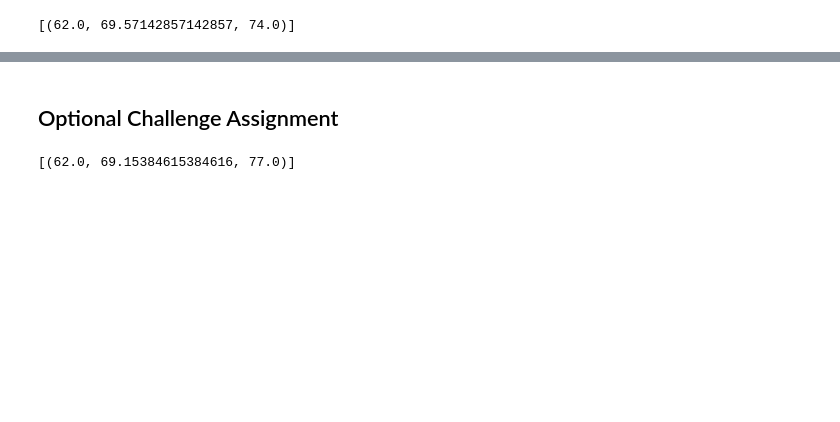
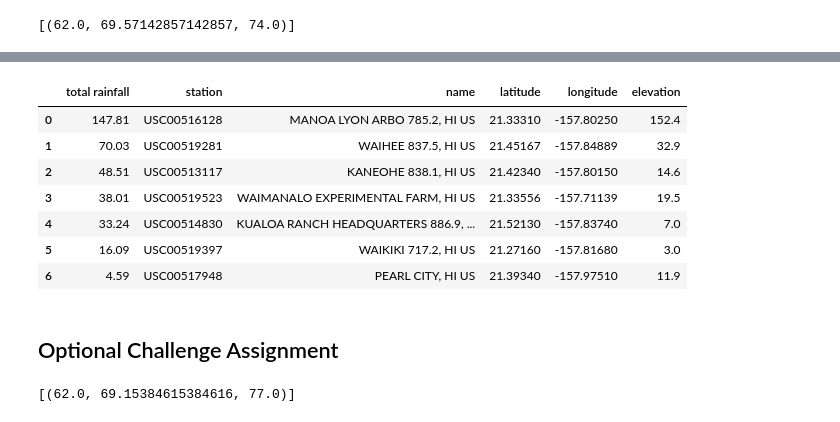
Before and after one commit to varshavarsha/Other-Python-SQL-VBA-Projects, a Jupyter notebook: Surfs Up!/climate_starter.ipynb, the cells around one changed output, grey strips where cells are left out. Cells and saved outputs as stored; diff of their text form; code cells hidden in the pictures; blank space fills up the shorter version.

```diff
--- a/Surfs Up!/climate_starter.ipynb
+++ b/Surfs Up!/climate_starter.ipynb
@@ -170,6 +193,26 @@ print(calc_temps('2012-02-28', '2012-03-05'))
 # %%
 # Calculate the rainfall per weather station for your trip dates using the previous year's matching dates.
 # Sort this in descending order by precipitation amount and list the station, name, latitude, longitude, and elevation
+rainfall_station = session.query(func.sum(Measurement.prcp), Station.station, Station.name, Station.latitude, Station.longitude, Station.elevation)\
+    .join(Station, Measurement.station==Station.station)\
+    .filter(Measurement.date >= one_year_ago)\
+    .filter(Measurement.date <= last_date)\
+    .group_by(Measurement.station)\
+    .order_by(func.sum(Measurement.prcp).desc())
+
+stmt3 = rainfall_station.statement
+rainfall_df = pd.read_sql_query(stmt3, session.bind)
+rainfall_df = rainfall_df.rename(columns = {"sum_1" : "total rainfall"})
+rainfall_df
+# %% [output]
+|  | total rainfall | station | name | latitude | longitude | elevation |
+| 0 | 147.81 | USC00516128 | MANOA LYON ARBO 785.2, HI US | 21.33310 | -157.80250 | 152.4 |
+| 1 | 70.03 | USC00519281 | WAIHEE 837.5, HI US | 21.45167 | -157.84889 | 32.9 |
+| 2 | 48.51 | USC00513117 | KANEOHE 838.1, HI US | 21.42340 | -157.80150 | 14.6 |
+| 3 | 38.01 | USC00519523 | WAIMANALO EXPERIMENTAL FARM, HI US | 21.33556 | -157.71139 | 19.5 |
+| 4 | 33.24 | USC00514830 | KUALOA RANCH HEADQUARTERS 886.9, ... | 21.52130 | -157.83740 | 7.0 |
+| 5 | 16.09 | USC00519397 | WAIKIKI 717.2, HI US | 21.27160 | -157.81680 | 3.0 |
+| 6 | 4.59 | USC00517948 | PEARL CITY, HI US | 21.39340 | -157.97510 | 11.9 |
 # %% [markdown]
 ## Optional Challenge Assignment
 # %%
```
Also changed, not shown: parts of 9 cells of this notebook, 1 other file.
